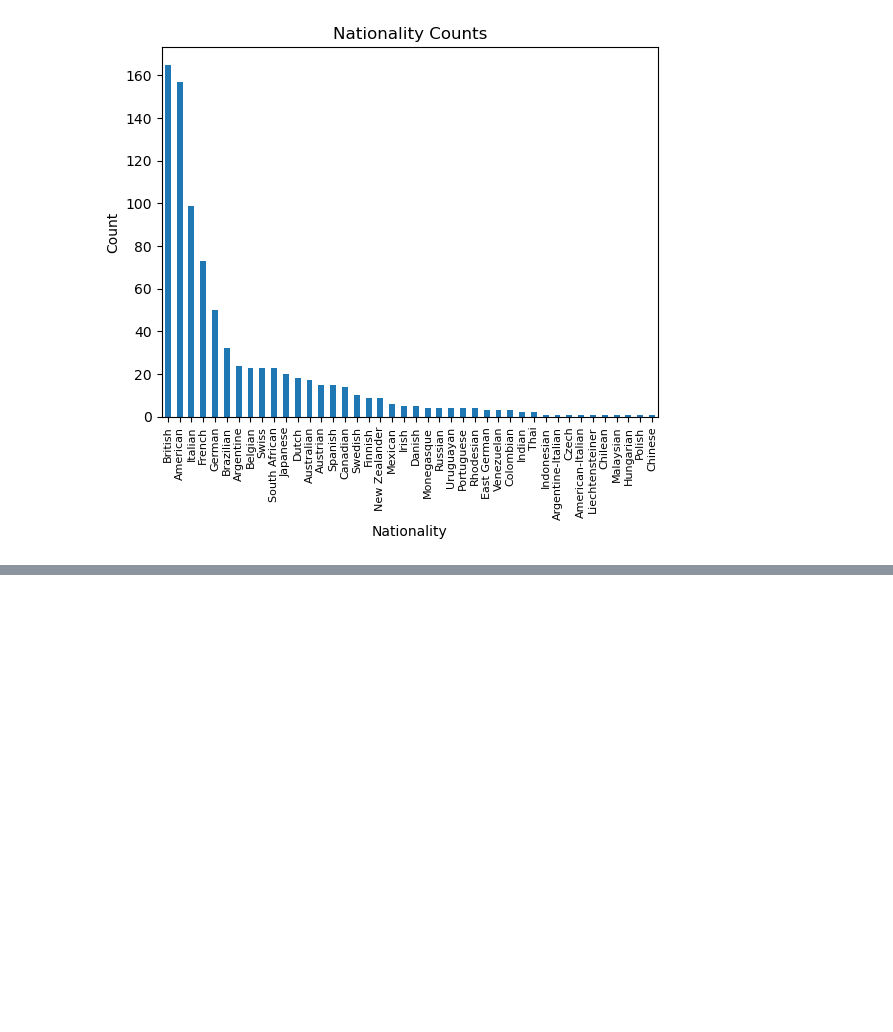
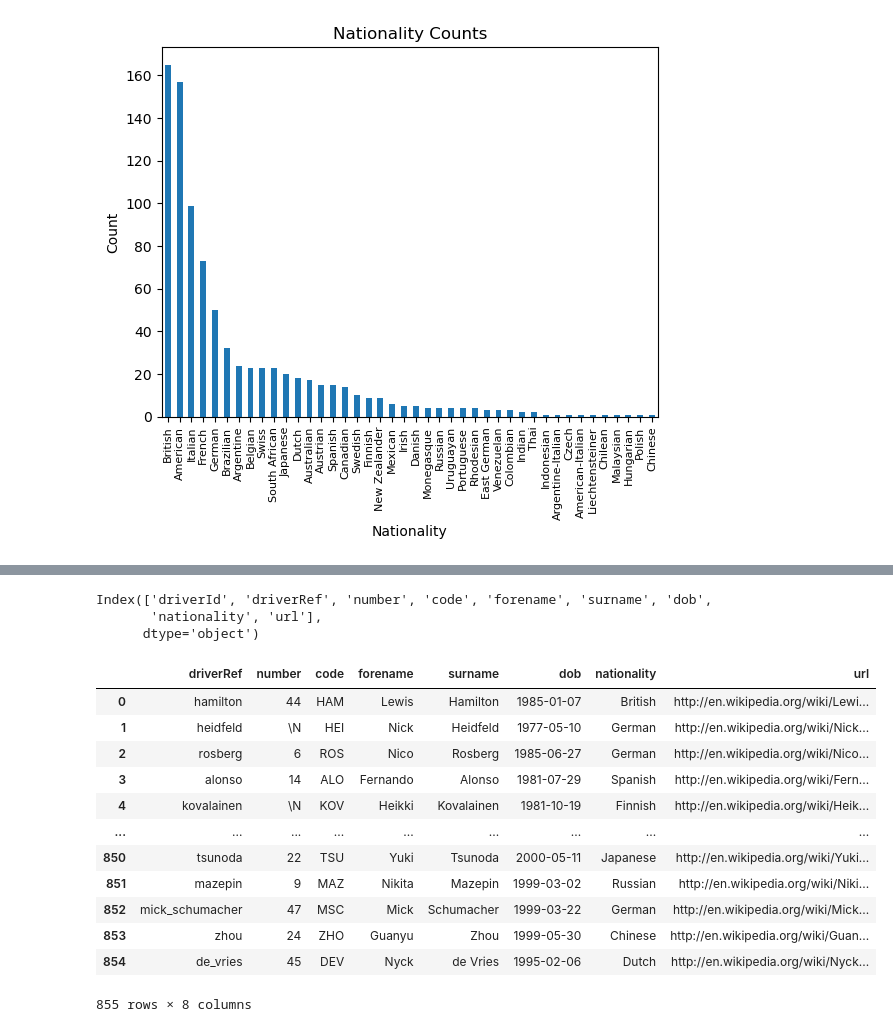
Before and after one commit to zcjanin/Data198-SP23, a Jupyter notebook: jupyter-notebooks/my_analysis.ipynb, the cells around one changed output, grey strips where cells are left out. Cells and saved outputs as stored; diff of their text form; code cells hidden in the pictures; blank space fills up the shorter version.

Commit message:
showed rows and columns and dropped driverId column

```diff
--- a/jupyter-notebooks/my_analysis.ipynb
+++ b/jupyter-notebooks/my_analysis.ipynb
@@ -34,0 +44,22 @@ Text(0.5, 1.0, 'Nationality Counts')
+# %%
+drivers.columns
+# %% [output]
+Index(['driverId', 'driverRef', 'number', 'code', 'forename', 'surname', 'dob',
+       'nationality', 'url'],
+      dtype='object')
+# %%
+drivers.drop(["driverId"], axis = 1)
+# %% [output]
+|  | driverRef | number | code | forename | surname | dob | nationality | url |
+| 0 | hamilton | 44 | HAM | Lewis | Hamilton | 1985-01-07 | British | http://en.wikipedia.org/wiki/Lewi... |
+| 1 | heidfeld | \N | HEI | Nick | Heidfeld | 1977-05-10 | German | http://en.wikipedia.org/wiki/Nick... |
+| 2 | rosberg | 6 | ROS | Nico | Rosberg | 1985-06-27 | German | http://en.wikipedia.org/wiki/Nico... |
+| 3 | alonso | 14 | ALO | Fernando | Alonso | 1981-07-29 | Spanish | http://en.wikipedia.org/wiki/Fern... |
+| 4 | kovalainen | \N | KOV | Heikki | Kovalainen | 1981-10-19 | Finnish | http://en.wikipedia.org/wiki/Heik... |
+| ... | ... | ... | ... | ... | ... | ... | ... | ... |
+| 850 | tsunoda | 22 | TSU | Yuki | Tsunoda | 2000-05-11 | Japanese | http://en.wikipedia.org/wiki/Yuki... |
+| 851 | mazepin | 9 | MAZ | Nikita | Mazepin | 1999-03-02 | Russian | http://en.wikipedia.org/wiki/Niki... |
+| 852 | mick_schumacher | 47 | MSC | Mick | Schumacher | 1999-03-22 | German | http://en.wikipedia.org/wiki/Mick... |
+| 853 | zhou | 24 | ZHO | Guanyu | Zhou | 1999-05-30 | Chinese | http://en.wikipedia.org/wiki/Guan... |
+| 854 | de_vries | 45 | DEV | Nyck | de Vries | 1995-02-06 | Dutch | http://en.wikipedia.org/wiki/Nyck... |
+855 rows × 8 columns
```
Also changed, not shown: parts of 1 cell of this notebook.
